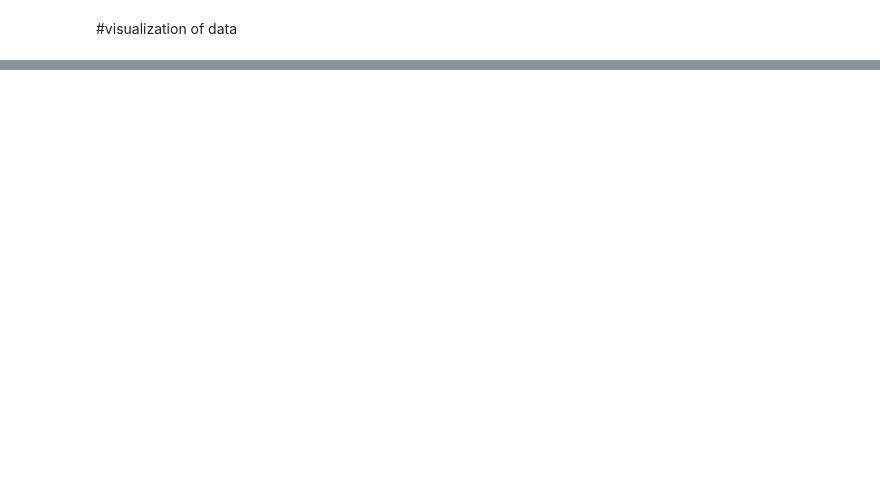
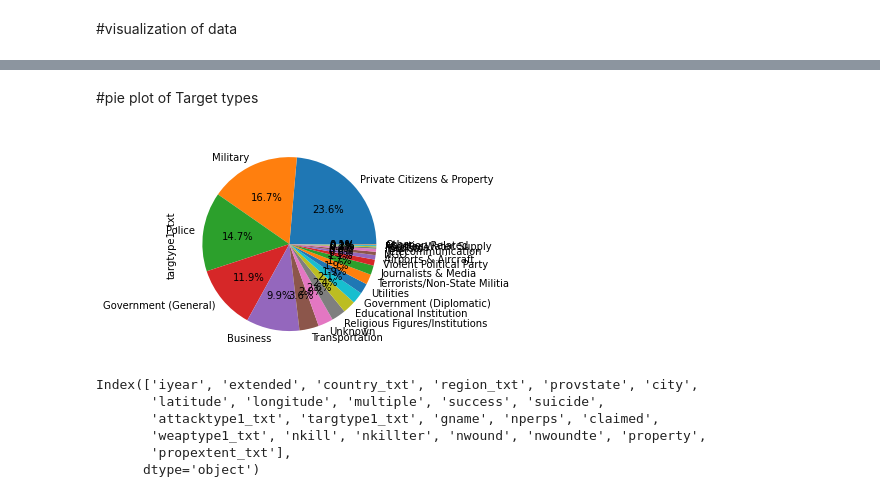
Before and after one commit to raushan9jnv/Global-Terrorism-Analysis, a Jupyter notebook: FINAL_Global_Terrorism_Analysis.ipynb, the cells around one changed output, grey strips where cells are left out. Saved outputs shown, nothing was run; the diff lists cells and outputs as text; code cells hidden in the pictures; blank space fills up the shorter version.

```diff
--- a/FINAL_Global_Terrorism_Analysis.ipynb
+++ b/FINAL_Global_Terrorism_Analysis.ipynb
@@ -357,0 +687,16 @@ plt.show()
+# %% [markdown]
+#pie plot of Target types
+# %%
+df['targtype1_txt'].value_counts().plot.pie(autopct="%1.1f%%")
+plt.show()
+# %% [output]
+[figure, added]
+# %%
+df.columns
+# %% [output]
+Index(['iyear', 'extended', 'country_txt', 'region_txt', 'provstate', 'city',
+       'latitude', 'longitude', 'multiple', 'success', 'suicide',
+       'attacktype1_txt', 'targtype1_txt', 'gname', 'nperps', 'claimed',
+       'weaptype1_txt', 'nkill', 'nkillter', 'nwound', 'nwoundte', 'property',
+       'propextent_txt'],
+      dtype='object')
```
Also changed, not shown: parts of 48 cells of this notebook.
